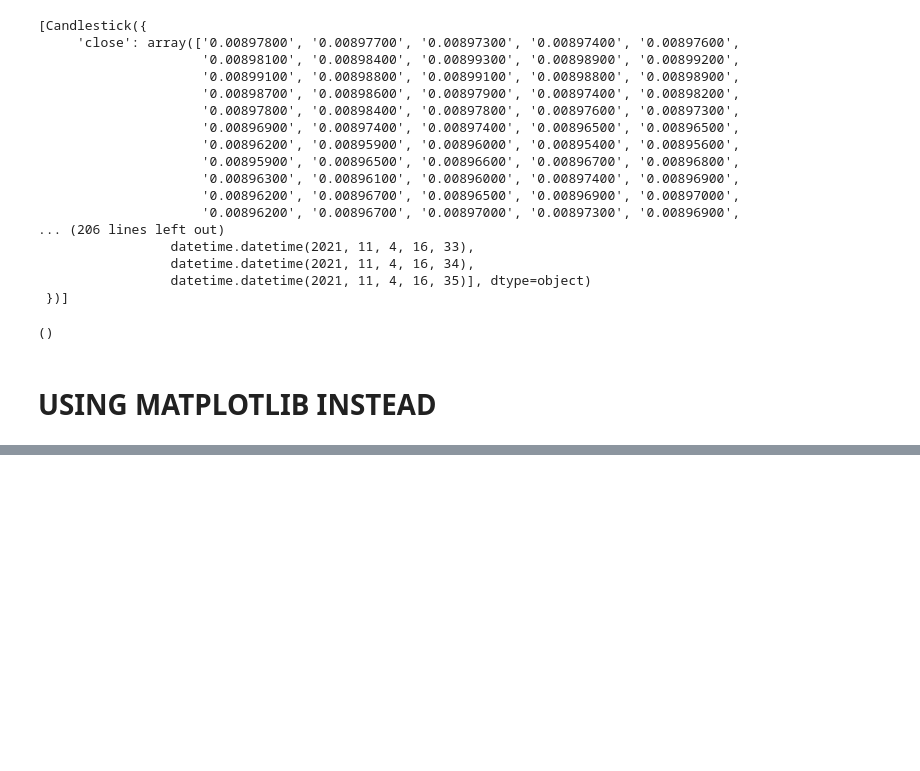
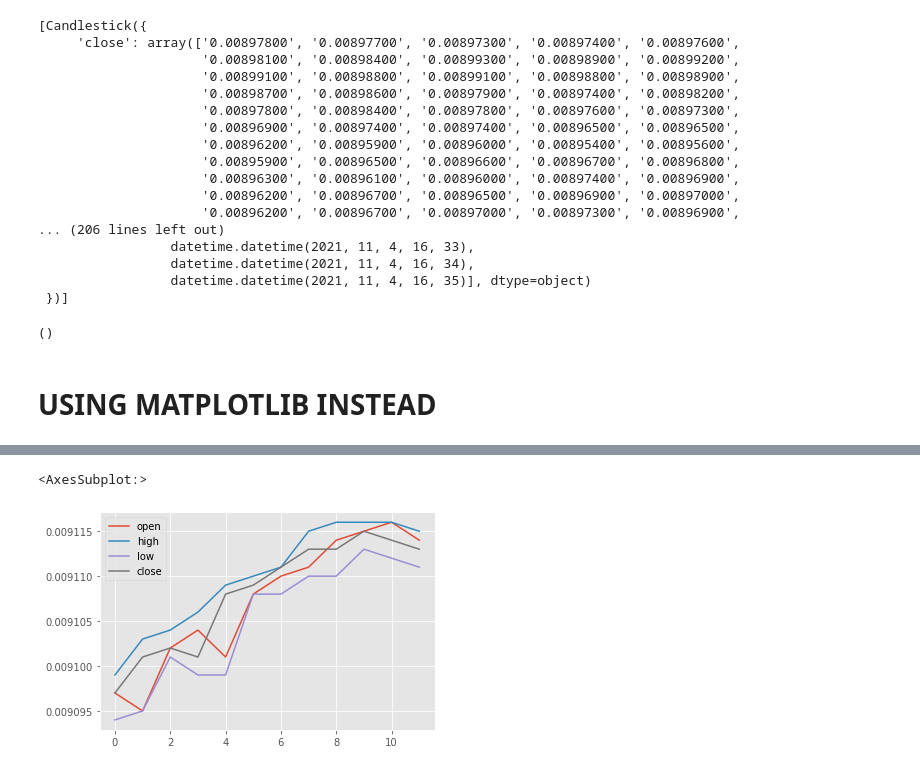
Before and after one commit to EdmondLeahy/binance-trade-bot, a Jupyter notebook: jpn/PlotCandlesticks.ipynb, the cells around one changed output, grey strips where cells are left out. Saved outputs shown, nothing was run; the diff lists cells and outputs as text; code cells hidden in the pictures; blank space fills up the shorter version.

```diff
--- a/jpn/PlotCandlesticks.ipynb
+++ b/jpn/PlotCandlesticks.ipynb
@@ -82,0 +90,6 @@ f2.data
+# %%
+
+plt.style.use('ggplot')
+
+# Extracting Data for plotting
+data = get_historical_data(0.2)
@@ -82,0 +112,5 @@ f2.data
+# %%
+data[[ 'open', 'high', 'low', 'close']].plot()
+# %% [output]
+<AxesSubplot:>
+[figure, added]
```
Also changed, not shown: parts of 8 cells of this notebook, 2 other files.
